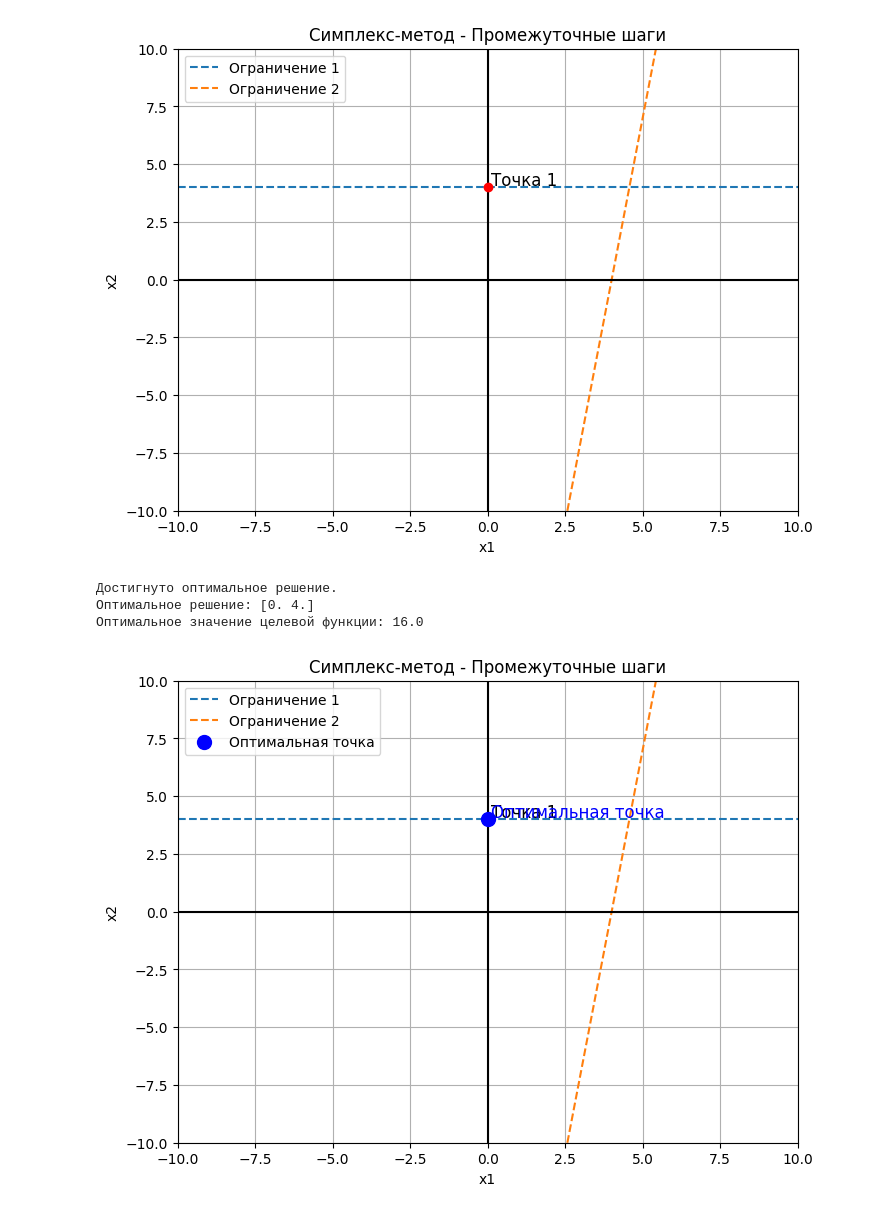
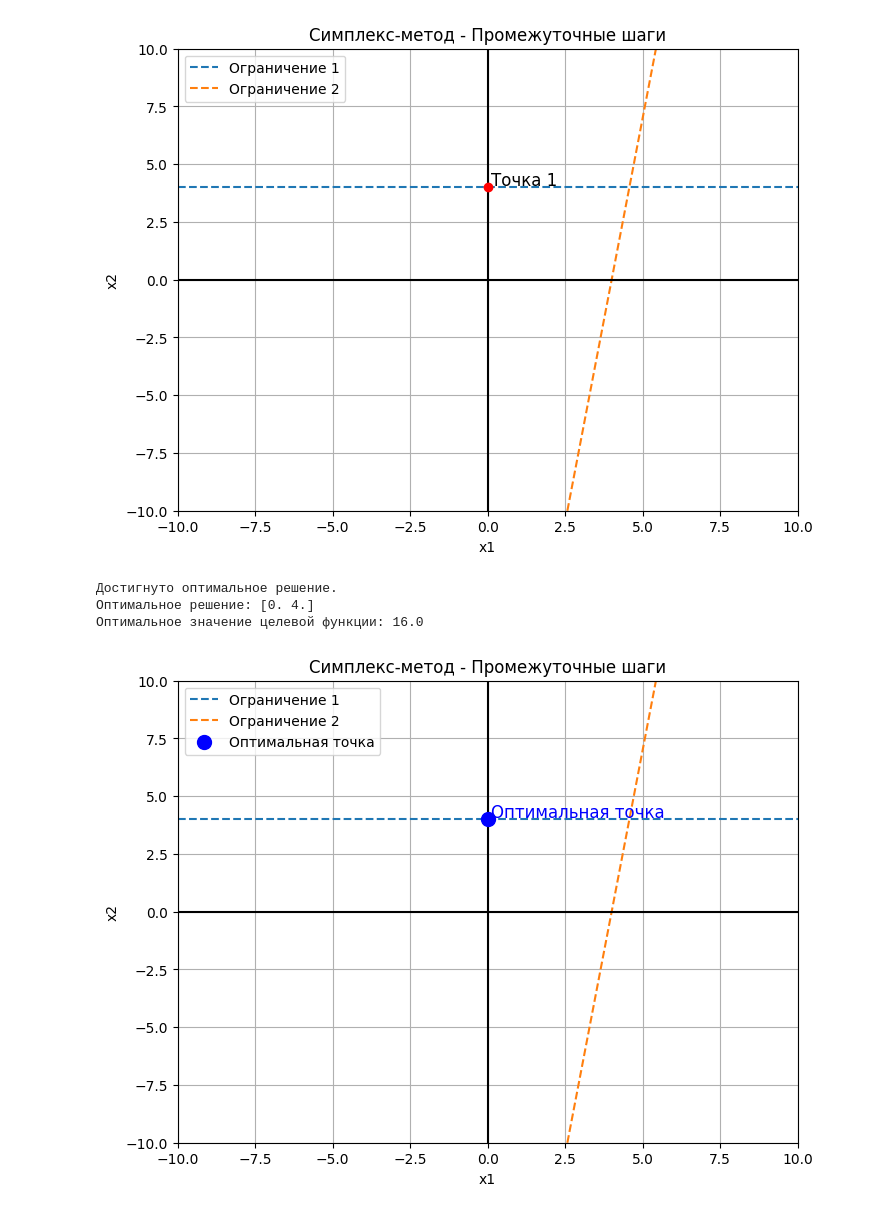
Before and after one commit to KadilenkoIvan/optimization-methods, a Jupyter notebook: 5-V.ipynb, the cells around one changed output. Cells and saved outputs as stored; diff of their text form; code cells hidden in the pictures.

```diff
--- a/5-V.ipynb
+++ b/5-V.ipynb
@@ -8,7 +8,7 @@ import numpy as np
 import pandas as pd
 import matplotlib.pyplot as plt
 
-def simplex_method(c, A, b):
+def simplex_method_max(c, A, b):
     """
     Реализация симплекс-метода для решения задачи линейного программирования.
     c: коэффициенты целевой функции (1D массив).
@@ -65,16 +65,18 @@ def simplex_method(c, A, b):
         plt.axvline(0, color='black', linewidth=1.5)
 
         # Отображение точек промежуточных решений
-        if points:
-            for i, (x, y) in enumerate(points):
-                plt.scatter(x, y, color='red', zorder=5)
-                plt.text(x + 0.1, y + 0.1, f"Точка {i+1}", fontsize=12)
-
-        # Отображение оптимальной точки, если она передана
         if optimal_point:
             x_opt, y_opt = optimal_point
             plt.scatter(x_opt, y_opt, color='blue', s=100, zorder=10, label='Оптимальная точка')
             plt.text(x_opt + 0.1, y_opt + 0.1, "Оптимальная точка", fontsize=12, color='blue')
+        else:
+            if points:
+                for i, (x, y) in enumerate(points):
+                    plt.scatter(x, y, color='red', zorder=5)
+                    plt.text(x + 0.1, y + 0.1, f"Точка {i+1}", fontsize=12)
+
+        # Отображение оптимальной точки, если она передана
+
 
         plt.xlabel("x1")
         plt.ylabel("x2")
@@ -157,33 +159,33 @@ def simplex_method(c, A, b):
     print(f"Оптимальное значение целевой функции: {tableau[-1, -1]}")
 
     # Визуализация оптимального решения на графике
     visualize_simplex(points, optimal_point=(solution[0], solution[1]))
 
 # Пример задачи
 c = np.array([-1, 4]) # -x + 4y | -a / b * x | y = x / 4
 A = np.array([[0, 1],
               [7, -1]]) # y <= 4 и 7x - y <= 28
 b = np.array([4, 28])
 
-simplex_method(c, A, b)
+simplex_method_max(c, A, b)
 # %% [output]
 Начальная симплекс-таблица:
      x1   x2   s1   s2     b
 s1  0.0  1.0  1.0  0.0   4.0
 s2  7.0 -1.0  0.0  1.0  28.0
 z   1.0 -4.0  0.0  0.0   0.0
 [figure]
 Разрешающий столбец: x2
 Разрешающая строка: s1
 Разрешающий элемент: 1.0
 Обновленная симплекс-таблица:
      x1   x2   s1   s2     b
 x2  0.0  1.0  1.0  0.0   4.0
 s2  7.0  0.0  1.0  1.0  32.0
 z   1.0  0.0  4.0  0.0  16.0
 [figure]
 Достигнуто оптимальное решение.
 Оптимальное решение: [0. 4.]
 Оптимальное значение целевой функции: 16.0
-[figure, old version]
+[figure, new version]
 # %%
```
Also changed, not shown: parts of 1 cell of this notebook, 1 other file.
